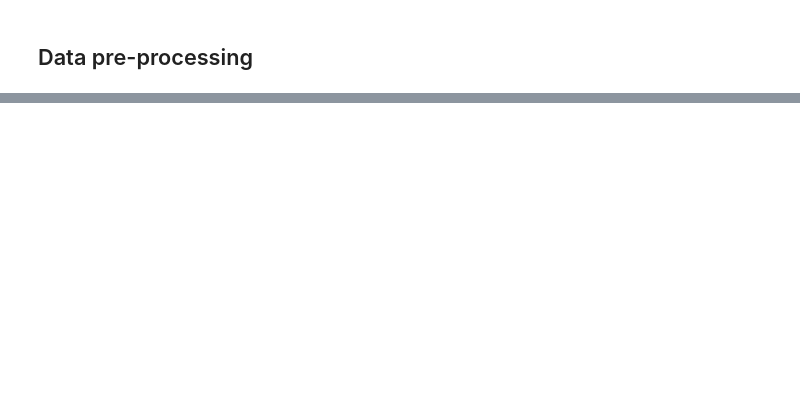
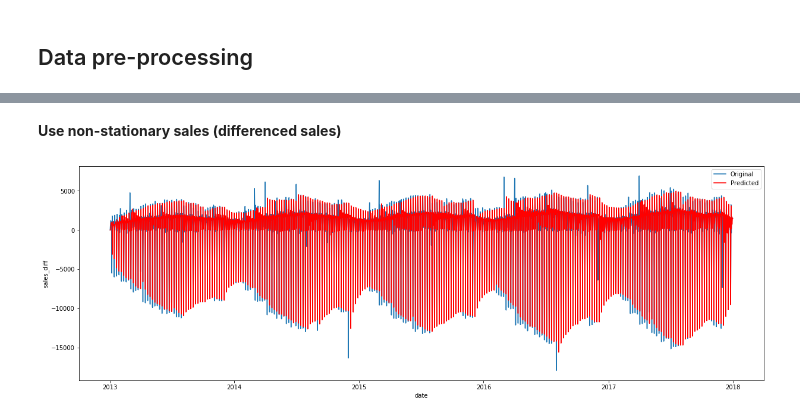
Before and after one commit to casperdamen123/data_science_projects_dip, a Jupyter notebook: notebooks/time_series_forecast_demand_modelling.ipynb, the cells around one changed output, grey strips where cells are left out. Drawn from its saved outputs; the diff is of its cells as text; code cells hidden in the pictures; blank space fills up the shorter version.

Commit message:
added first sarimax model

```diff
--- a/notebooks/time_series_forecast_demand_modelling.ipynb
+++ b/notebooks/time_series_forecast_demand_modelling.ipynb
@@ -110,0 +105,6 @@ memory usage: 66.2+ MB
+# %%
+#Create dataframe with sales grouped per date
+train_df_final_group_date = (train_df
+                                 .pipe(group_date)
+                                 .pipe(sales_transform)
+                            )
@@ -110,0 +141,5 @@ memory usage: 66.2+ MB
+# %% [markdown]
+**Use non-stationary sales (differenced sales)**
+# %%
+y_diff = train_df_final_group_date['sales_diff'][1:]
+X_diff = train_df_final_group_date['date'][1:]
@@ -110,0 +148,16 @@ memory usage: 66.2+ MB
+# %%
+sarimax_diff_fitted = sarimax_model.fit()
+# %%
+y_diff_pred = (sarimax_diff_fitted
+                  .get_prediction(start=0, dynamic=False)
+                  .predicted_mean
+              )
+# %%
+#Create object to plot on
+fig = plt.figure(figsize=(16,5))
+ax = fig.add_axes([0,0,1,1])
+
+sns.lineplot(x=X_diff, y=y, ax=ax, label='Original')
+sns.lineplot(x=X_diff, y=y_diff_pred, ax=ax, label='Predicted', color='red');
+# %% [output]
+[figure, added]
```
Also changed, not shown: parts of 32 cells of this notebook.
